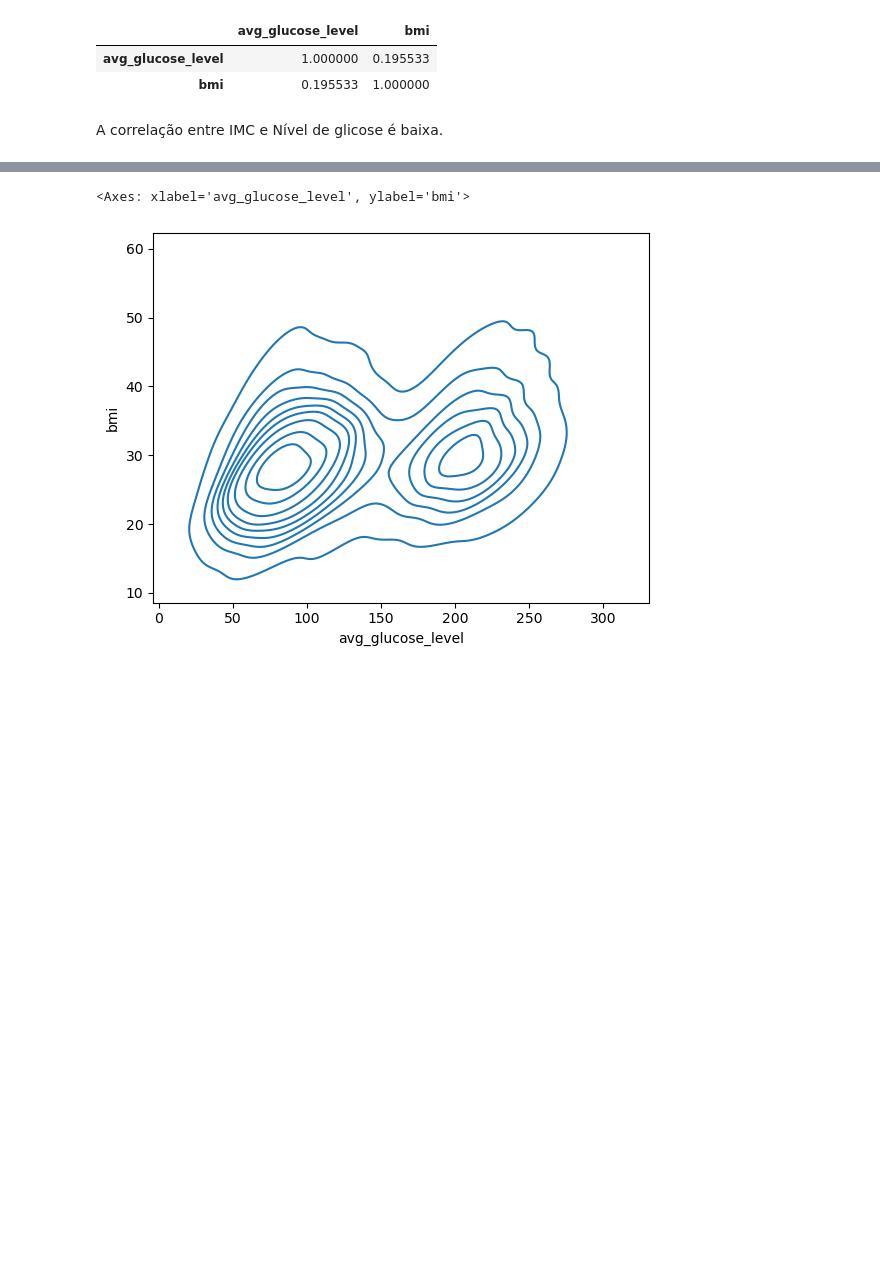
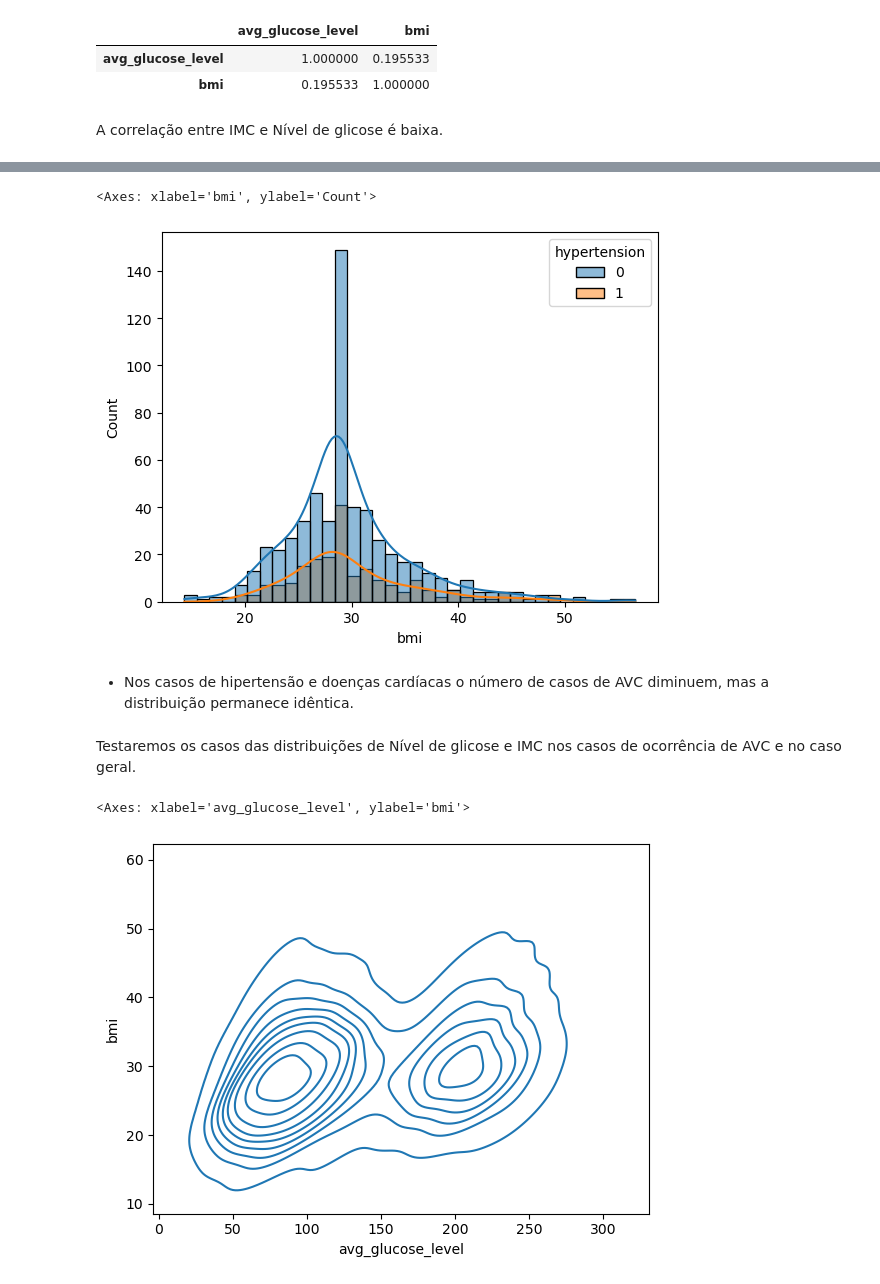
Before and after one commit to Jdss026/stroke-classifier, a Jupyter notebook: notebooks/eda.ipynb, the cells around one changed output, grey strips where cells are left out. Drawn from its saved outputs; the diff is of its cells as text; code cells hidden in the pictures; blank space fills up the shorter version.

```diff
--- a/notebooks/eda.ipynb
+++ b/notebooks/eda.ipynb
@@ -314,3 +325,17 @@ A correlação entre IMC e Nível de glicose é baixa.
+# %%
+test_strokes_only = df['stroke'] == 1 # teste para os casos de ocorrencia de avc
+
+df_stroke = df[test_strokes_only] # dataframe apenas para os casos de ocorrência de AVC
+
+sns.histplot(data=df_stroke, x="bmi", hue="hypertension", kde=True, color="skyblue", multiple="layer")
+# %% [output]
+<Axes: xlabel='bmi', ylabel='Count'>
+[figure, added]
+# %% [markdown]
+-
+  Nos casos de hipertensão e doenças cardíacas o número de casos de AVC diminuem, mas a distribuição permanece idêntica.
+# %% [markdown]
+Testaremos os casos das distribuições de Nível de glicose e IMC nos casos de ocorrência de AVC e no caso geral.
 # %%
 test_strokes_only = df['stroke'] == 1 # teste para os casos de ocorrencia de avc
 
```
Also changed, not shown: parts of 22 cells of this notebook.
